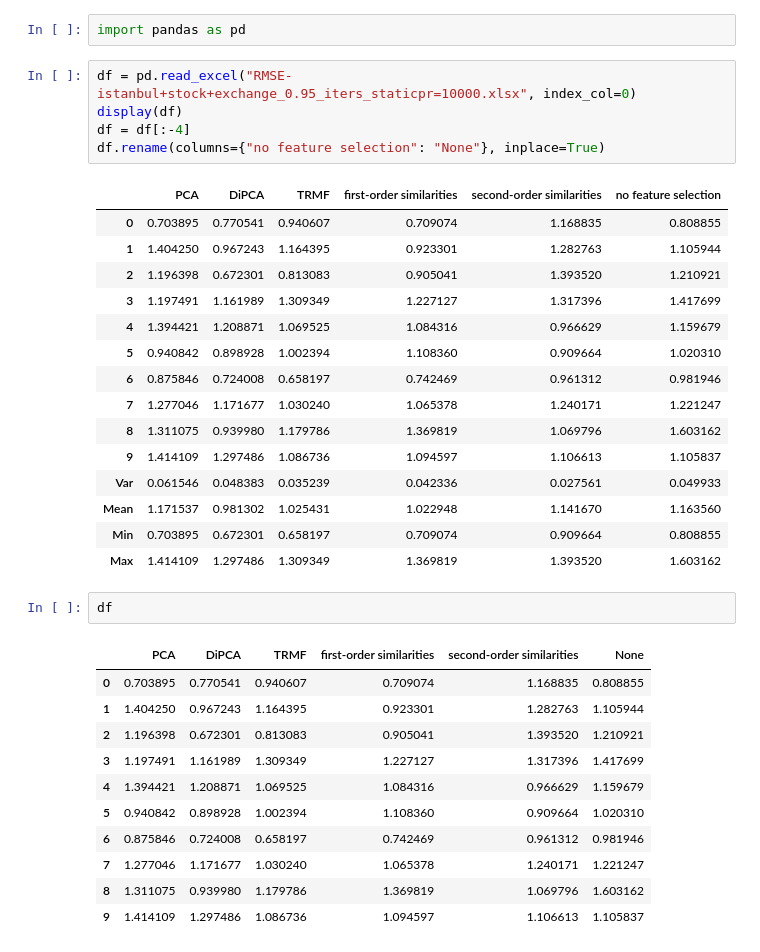
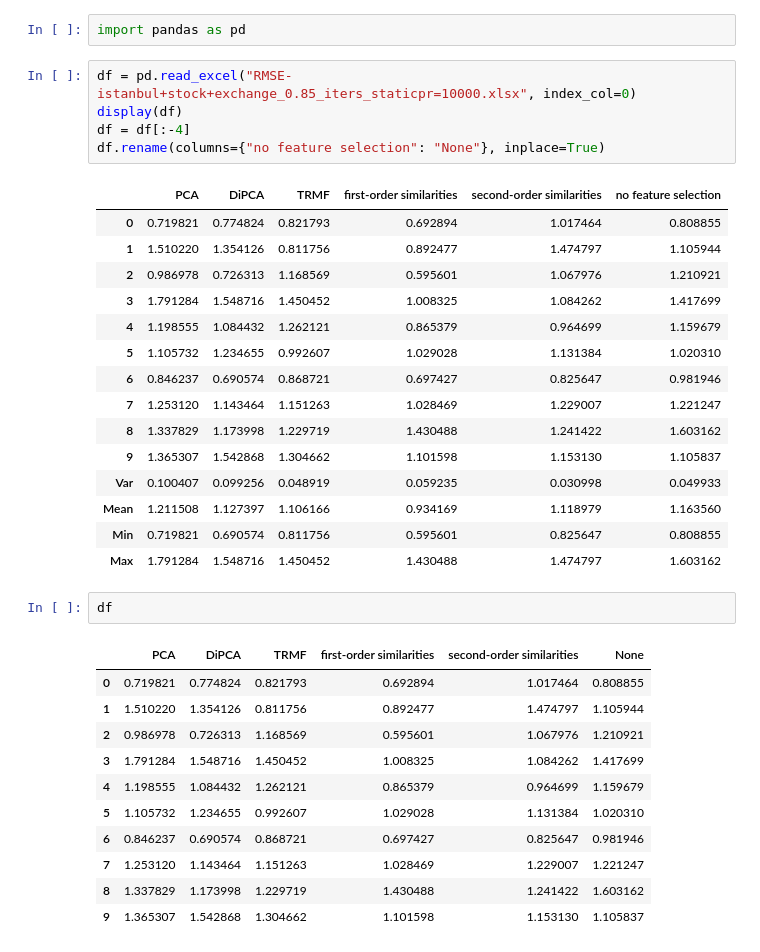
Before and after one commit to sepidCs/codes, a Jupyter notebook: experiments/istanbul+stock+exchange/data_akbilgic.xlsx/0.85istanbul+stock+exchange/boxplot.ipynb, the cells around one changed output. Cells and saved outputs as stored; diff of their text form.

```diff
--- a/experiments/istanbul+stock+exchange/data_akbilgic.xlsx/0.85istanbul+stock+exchange/boxplot.ipynb
+++ b/experiments/istanbul+stock+exchange/data_akbilgic.xlsx/0.85istanbul+stock+exchange/boxplot.ipynb
@@ -1,40 +1,40 @@
 # %%
 import pandas as pd
 # %%
-df = pd.read_excel("RMSE-istanbul+stock+exchange_0.95_iters_staticpr=10000.xlsx", index_col=0)
+df = pd.read_excel("RMSE-istanbul+stock+exchange_0.85_iters_staticpr=10000.xlsx", index_col=0)
 display(df)
 df = df[:-4]
 df.rename(columns={"no feature selection": "None"}, inplace=True)
 # %% [output]
 |  | PCA | DiPCA | TRMF | first-order similarities | second-order similarities | no feature selection |
-| 0 | 0.703895 | 0.770541 | 0.940607 | 0.709074 | 1.168835 | 0.808855 |
-| 1 | 1.404250 | 0.967243 | 1.164395 | 0.923301 | 1.282763 | 1.105944 |
-| 2 | 1.196398 | 0.672301 | 0.813083 | 0.905041 | 1.393520 | 1.210921 |
-| 3 | 1.197491 | 1.161989 | 1.309349 | 1.227127 | 1.317396 | 1.417699 |
-| 4 | 1.394421 | 1.208871 | 1.069525 | 1.084316 | 0.966629 | 1.159679 |
-| 5 | 0.940842 | 0.898928 | 1.002394 | 1.108360 | 0.909664 | 1.020310 |
-| 6 | 0.875846 | 0.724008 | 0.658197 | 0.742469 | 0.961312 | 0.981946 |
-| 7 | 1.277046 | 1.171677 | 1.030240 | 1.065378 | 1.240171 | 1.221247 |
-| 8 | 1.311075 | 0.939980 | 1.179786 | 1.369819 | 1.069796 | 1.603162 |
-| 9 | 1.414109 | 1.297486 | 1.086736 | 1.094597 | 1.106613 | 1.105837 |
-| Var | 0.061546 | 0.048383 | 0.035239 | 0.042336 | 0.027561 | 0.049933 |
-| Mean | 1.171537 | 0.981302 | 1.025431 | 1.022948 | 1.141670 | 1.163560 |
-| Min | 0.703895 | 0.672301 | 0.658197 | 0.709074 | 0.909664 | 0.808855 |
-| Max | 1.414109 | 1.297486 | 1.309349 | 1.369819 | 1.393520 | 1.603162 |
+| 0 | 0.719821 | 0.774824 | 0.821793 | 0.692894 | 1.017464 | 0.808855 |
+| 1 | 1.510220 | 1.354126 | 0.811756 | 0.892477 | 1.474797 | 1.105944 |
+| 2 | 0.986978 | 0.726313 | 1.168569 | 0.595601 | 1.067976 | 1.210921 |
+| 3 | 1.791284 | 1.548716 | 1.450452 | 1.008325 | 1.084262 | 1.417699 |
+| 4 | 1.198555 | 1.084432 | 1.262121 | 0.865379 | 0.964699 | 1.159679 |
+| 5 | 1.105732 | 1.234655 | 0.992607 | 1.029028 | 1.131384 | 1.020310 |
+| 6 | 0.846237 | 0.690574 | 0.868721 | 0.697427 | 0.825647 | 0.981946 |
+| 7 | 1.253120 | 1.143464 | 1.151263 | 1.028469 | 1.229007 | 1.221247 |
+| 8 | 1.337829 | 1.173998 | 1.229719 | 1.430488 | 1.241422 | 1.603162 |
+| 9 | 1.365307 | 1.542868 | 1.304662 | 1.101598 | 1.153130 | 1.105837 |
+| Var | 0.100407 | 0.099256 | 0.048919 | 0.059235 | 0.030998 | 0.049933 |
+| Mean | 1.211508 | 1.127397 | 1.106166 | 0.934169 | 1.118979 | 1.163560 |
+| Min | 0.719821 | 0.690574 | 0.811756 | 0.595601 | 0.825647 | 0.808855 |
+| Max | 1.791284 | 1.548716 | 1.450452 | 1.430488 | 1.474797 | 1.603162 |
 # %%
 df
 # %% [output]
 |  | PCA | DiPCA | TRMF | first-order similarities | second-order similarities | None |
-| 0 | 0.703895 | 0.770541 | 0.940607 | 0.709074 | 1.168835 | 0.808855 |
-| 1 | 1.404250 | 0.967243 | 1.164395 | 0.923301 | 1.282763 | 1.105944 |
-| 2 | 1.196398 | 0.672301 | 0.813083 | 0.905041 | 1.393520 | 1.210921 |
-| 3 | 1.197491 | 1.161989 | 1.309349 | 1.227127 | 1.317396 | 1.417699 |
-| 4 | 1.394421 | 1.208871 | 1.069525 | 1.084316 | 0.966629 | 1.159679 |
-| 5 | 0.940842 | 0.898928 | 1.002394 | 1.108360 | 0.909664 | 1.020310 |
-| 6 | 0.875846 | 0.724008 | 0.658197 | 0.742469 | 0.961312 | 0.981946 |
-| 7 | 1.277046 | 1.171677 | 1.030240 | 1.065378 | 1.240171 | 1.221247 |
-| 8 | 1.311075 | 0.939980 | 1.179786 | 1.369819 | 1.069796 | 1.603162 |
-| 9 | 1.414109 | 1.297486 | 1.086736 | 1.094597 | 1.106613 | 1.105837 |
+| 0 | 0.719821 | 0.774824 | 0.821793 | 0.692894 | 1.017464 | 0.808855 |
+| 1 | 1.510220 | 1.354126 | 0.811756 | 0.892477 | 1.474797 | 1.105944 |
+| 2 | 0.986978 | 0.726313 | 1.168569 | 0.595601 | 1.067976 | 1.210921 |
+| 3 | 1.791284 | 1.548716 | 1.450452 | 1.008325 | 1.084262 | 1.417699 |
+| 4 | 1.198555 | 1.084432 | 1.262121 | 0.865379 | 0.964699 | 1.159679 |
+| 5 | 1.105732 | 1.234655 | 0.992607 | 1.029028 | 1.131384 | 1.020310 |
+| 6 | 0.846237 | 0.690574 | 0.868721 | 0.697427 | 0.825647 | 0.981946 |
+| 7 | 1.253120 | 1.143464 | 1.151263 | 1.028469 | 1.229007 | 1.221247 |
+| 8 | 1.337829 | 1.173998 | 1.229719 | 1.430488 | 1.241422 | 1.603162 |
+| 9 | 1.365307 | 1.542868 | 1.304662 | 1.101598 | 1.153130 | 1.105837 |
 # %%
 import matplotlib.pyplot as plt
 
```
Also changed, not shown: parts of 1 cell of this notebook.
